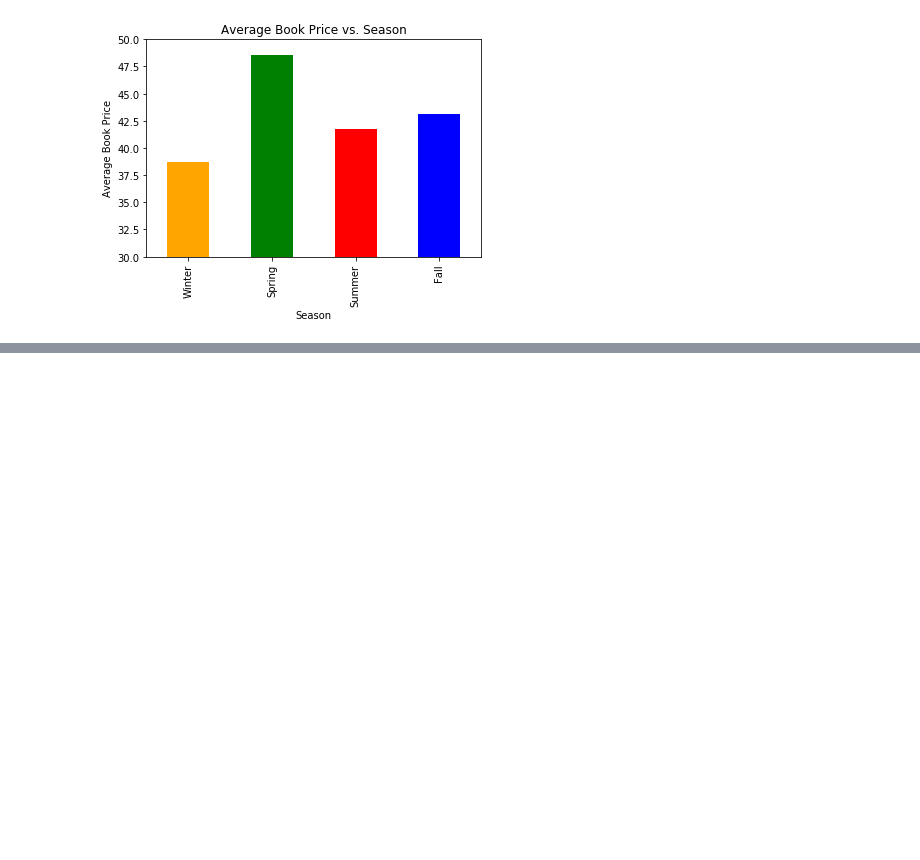
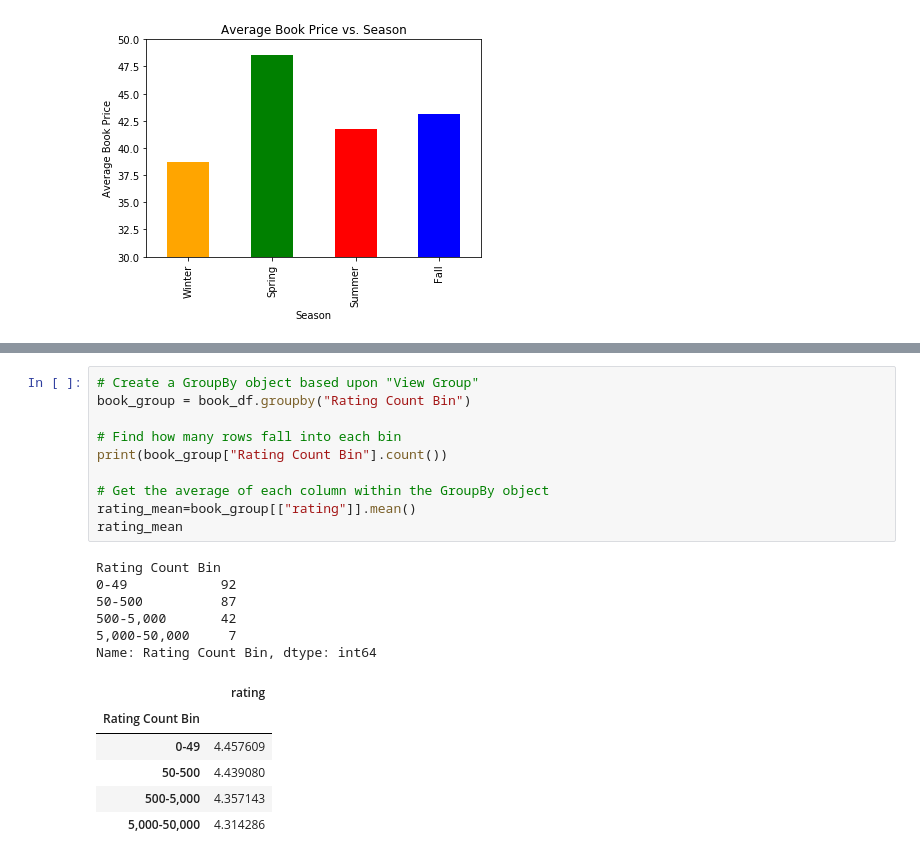
Before and after one commit to hrofarrow/Book_analysis-, a Jupyter notebook: Final_Data_Analysis.ipynb, the cells around one changed output, grey strips where cells are left out. Drawn from its saved outputs; the diff is of its cells as text; blank space fills up the shorter version.

```diff
--- a/Final_Data_Analysis.ipynb
+++ b/Final_Data_Analysis.ipynb
@@ -342,0 +444,23 @@ plt.savefig('./Figures/Average_Price_vs_Season.png')
+# %%
+# Create a GroupBy object based upon "View Group"
+book_group = book_df.groupby("Rating Count Bin")
+
+# Find how many rows fall into each bin
+print(book_group["Rating Count Bin"].count())
+
+# Get the average of each column within the GroupBy object
+rating_mean=book_group[["rating"]].mean()
+rating_mean
+# %% [output]
+Rating Count Bin
+0-49            92
+50-500          87
+500-5,000       42
+5,000-50,000     7
+Name: Rating Count Bin, dtype: int64
+|  | rating |
+| Rating Count Bin |  |
+| 0-49 | 4.457609 |
+| 50-500 | 4.439080 |
+| 500-5,000 | 4.357143 |
+| 5,000-50,000 | 4.314286 |
```
Also changed, not shown: parts of 9 cells of this notebook, 4 other files.
